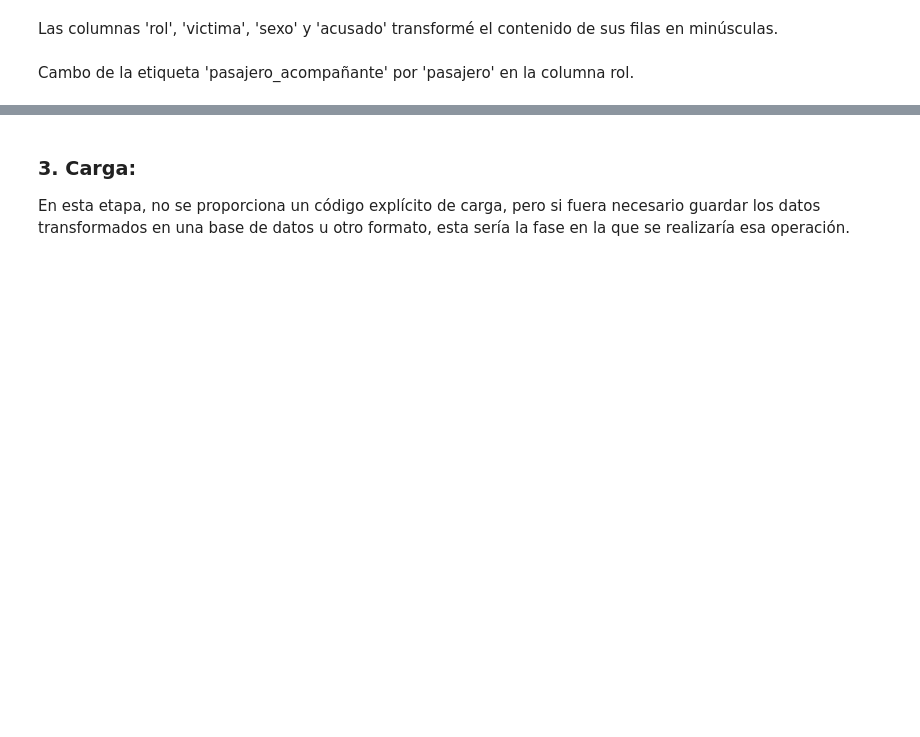
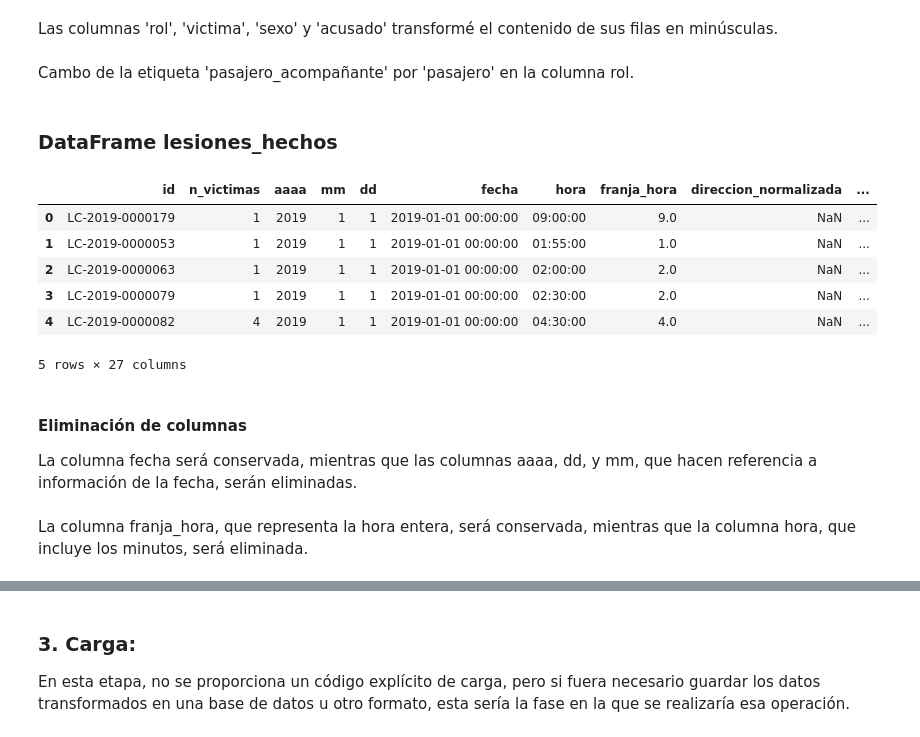
Before and after one commit to KGSanchezM/Siniestros-Viales, a Jupyter notebook: Notebooks/ETL.ipynb, the cells around one changed output, grey strips where cells are left out. Drawn from its saved outputs; the diff is of its cells as text; code cells hidden in the pictures; blank space fills up the shorter version.

```diff
--- a/Notebooks/ETL.ipynb
+++ b/Notebooks/ETL.ipynb
@@ -195,3 +214,18 @@ Cambo de la etiqueta 'pasajero_acompañante' por 'pasajero' en la columna rol.
 # %%
 #Cambio de etiqueta
 homicidios_victimas['rol'].replace('pasajero_acompañante', 'pasajero', inplace=True)
+# %% [markdown]
+### DataFrame lesiones_hechos
+# %%
+lesiones_hechos.head()
+# %% [output]
+|  | id | n_victimas | aaaa | mm | dd | fecha | hora | franja_hora | direccion_normalizada | ... |
+| 0 | LC-2019-0000179 | 1 | 2019 | 1 | 1 | 2019-01-01 00:00:00 | 09:00:00 | 9.0 | NaN | ... |
+| 1 | LC-2019-0000053 | 1 | 2019 | 1 | 1 | 2019-01-01 00:00:00 | 01:55:00 | 1.0 | NaN | ... |
+| 2 | LC-2019-0000063 | 1 | 2019 | 1 | 1 | 2019-01-01 00:00:00 | 02:00:00 | 2.0 | NaN | ... |
+| 3 | LC-2019-0000079 | 1 | 2019 | 1 | 1 | 2019-01-01 00:00:00 | 02:30:00 | 2.0 | NaN | ... |
+| 4 | LC-2019-0000082 | 4 | 2019 | 1 | 1 | 2019-01-01 00:00:00 | 04:30:00 | 4.0 | NaN | ... |
+5 rows × 27 columns
+# %% [markdown]
+#### Eliminación de columnas
+La columna fecha será conservada, mientras que las columnas aaaa, dd, y mm, que hacen referencia a información de la fecha, serán eliminadas.
@@ -197,0 +234,2 @@ homicidios_victimas['rol'].replace('pasajero_acompañante', 'pasajero', inplace=
+# %% [markdown]
+La columna franja_hora, que representa la hora entera, será conservada, mientras que la columna hora, que incluye los minutos, será eliminada.
```
Also changed, not shown: parts of 34 cells of this notebook.
